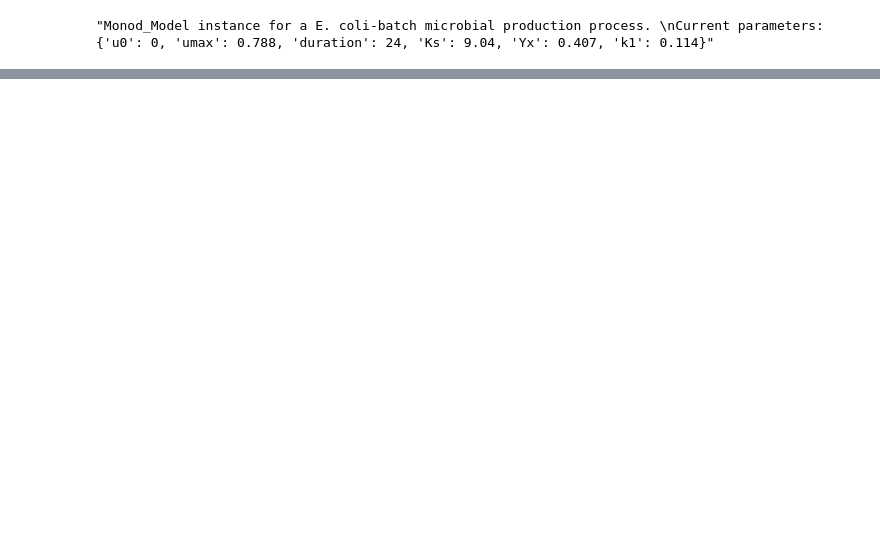
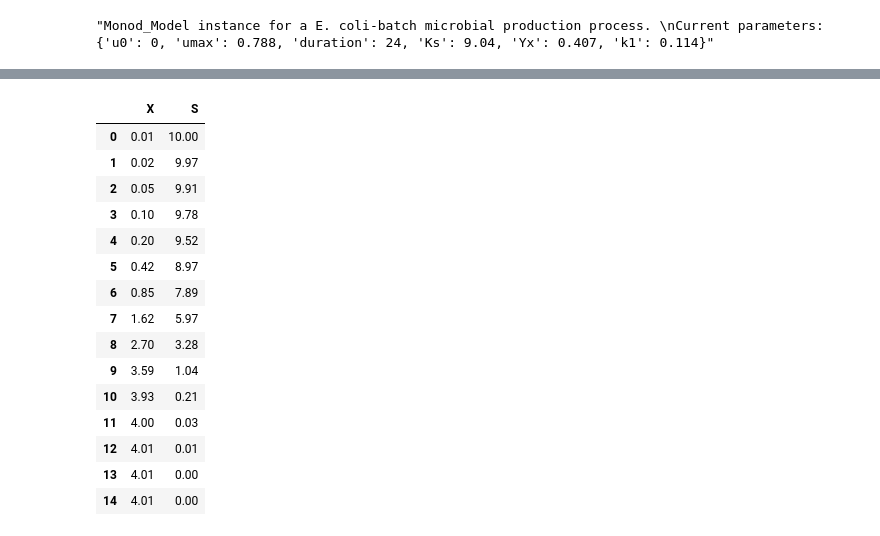
Before and after one commit to uliebal/RecExpSim, a Jupyter notebook: GroExpSim.ipynb, the cells around one changed output, grey strips where cells are left out. Drawn from its saved outputs; the diff is of its cells as text; code cells hidden in the pictures; blank space fills up the shorter version.

```diff
--- a/GroExpSim.ipynb
+++ b/GroExpSim.ipynb
@@ -143,0 +168,20 @@ plt.show()
+# %%
+import pandas as pd
+round(pd.DataFrame(MonodSol, columns=['X', 'S']), 2)
+# %% [output]
+|  | X | S |
+| 0 | 0.01 | 10.00 |
+| 1 | 0.02 | 9.97 |
+| 2 | 0.05 | 9.91 |
+| 3 | 0.10 | 9.78 |
+| 4 | 0.20 | 9.52 |
+| 5 | 0.42 | 8.97 |
+| 6 | 0.85 | 7.89 |
+| 7 | 1.62 | 5.97 |
+| 8 | 2.70 | 3.28 |
+| 9 | 3.59 | 1.04 |
+| 10 | 3.93 | 0.21 |
+| 11 | 4.00 | 0.03 |
+| 12 | 4.01 | 0.01 |
+| 13 | 4.01 | 0.00 |
+| 14 | 4.01 | 0.00 |
```
Also changed, not shown: parts of 8 cells of this notebook, 1 other file.
